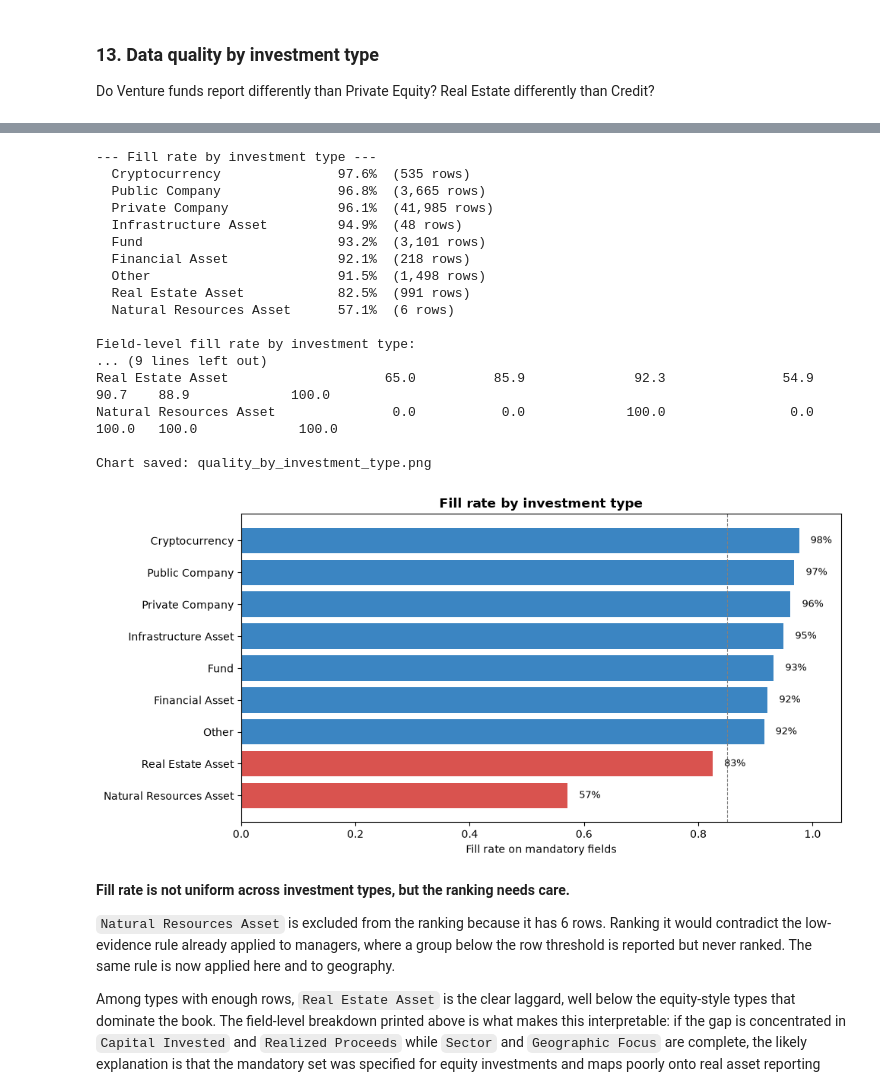
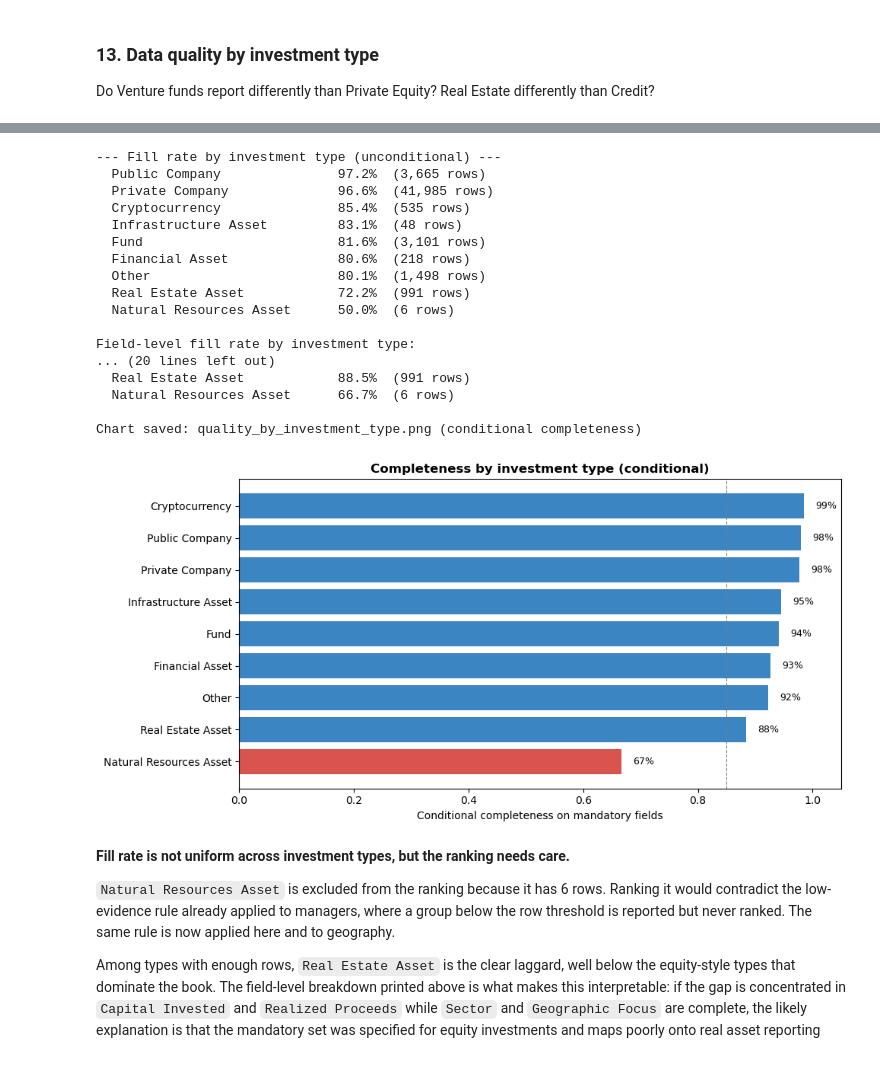
Before and after one commit to kyulli/FundHoldings, a Jupyter notebook: notebooks/phase1_holdings_data_state_analysis.ipynb, the cells around one changed output, grey strips where cells are left out. Drawn from its saved outputs; the diff is of its cells as text; code cells hidden in the pictures.

```diff
--- a/notebooks/phase1_holdings_data_state_analysis.ipynb
+++ b/notebooks/phase1_holdings_data_state_analysis.ipynb
@@ -470,0 +509,9 @@ a decision is made, and have no material impact on portfolio-level statistics at
+# %%
+df_clean['Public/Private Classification'] = df_clean['Type of Investment'].where(
+    df_clean['Type of Investment'].isin(COMPANY_TYPES)
+)
+
+n_company = df_clean['Type of Investment'].isin(COMPANY_TYPES).sum()
+print(f'Company-type rows (Public or Private Company) : {n_company:,}  '
+      f'({n_company / len(df_clean):.1%} of all rows)')
+print(df_clean['Public/Private Classification'].value_counts(dropna=False).to_string())
@@ -1942,52 +2032,66 @@ array(['Real Estate Asset', 'Private Company', 'Financial Asset',
 # %%
 inv_type_stats = df_real.groupby('Type of Investment')[MANDATORY].apply(
     lambda x: x.notna().mean().mean()
 ).rename('fill_rate').to_frame()
 inv_type_stats['n_rows'] = df_real['Type of Investment'].value_counts()
 inv_type_stats = inv_type_stats.sort_values('fill_rate', ascending=False)
 
-print('--- Fill rate by investment type ---')
+print('--- Fill rate by investment type (unconditional) ---')
 for t, r in inv_type_stats.iterrows():
     print(f'  {t:<28} {r["fill_rate"]:.1%}  ({int(r["n_rows"]):,} rows)')
 
 # Which fields drive the gap?
 type_field = df_real.groupby('Type of Investment')[MANDATORY].apply(
     lambda x: x.notna().mean())
 print('\nField-level fill rate by investment type:')
 print((type_field.loc[inv_type_stats.index] * 100).round(1).to_string())
 
-fig, ax = plt.subplots(figsize=(10, max(5, 0.4 * len(inv_type_stats))))
-plot_df = inv_type_stats.sort_values('fill_rate')
-colors = ['#3b85c2' if x > FILL_THRESHOLD else '#d9534f' for x in plot_df['fill_rate']]
-ax.barh(plot_df.index, plot_df['fill_rate'], color=colors)
+# Conditional version: reuse the applicable/present matrices from Section 7.2 so a
+# type like Fund or Real Estate Asset is not penalized for a field (e.g. Public/Private
+# Classification, or a Deal-Status-gated field) it was never expected to carry.
+type_cond = (
+    (present & applicable).groupby(df_real['Type of Investment']).sum().sum(axis=1)
+    / applicable.groupby(df_real['Type of Investment']).sum().sum(axis=1)
+).rename('cond_completeness').to_frame()
+type_cond['n_rows'] = df_real['Type of Investment'].value_counts()
+type_cond = type_cond.sort_values('cond_completeness', ascending=False)
+
+print('\n--- Completeness by investment type (conditional, not-applicable cells excluded) ---')
+for t, r in type_cond.iterrows():
+    print(f'  {t:<28} {r["cond_completeness"]:.1%}  ({int(r["n_rows"]):,} rows)')
+
+fig, ax = plt.subplots(figsize=(10, max(5, 0.4 * len(type_cond))))
+plot_df = type_cond.sort_values('cond_completeness')
+colors = ['#3b85c2' if x > FILL_THRESHOLD else '#d9534f' for x in plot_df['cond_completeness']]
+ax.barh(plot_df.index, plot_df['cond_completeness'], color=colors)
 ax.axvline(FILL_THRESHOLD, color='gray', linestyle='--', linewidth=0.8, label='threshold')
-ax.set_xlabel('Fill rate on mandatory fields')
-ax.set_title('Fill rate by investment type', fontweight='bold')
+ax.set_xlabel('Conditional completeness on mandatory fields')
+ax.set_title('Completeness by investment type (conditional)', fontweight='bold')
 ax.set_xlim(0, 1.05)
-for i, v in enumerate(plot_df['fill_rate']):
+for i, v in enumerate(plot_df['cond_completeness']):
     ax.text(v + 0.02, i, f'{v:.0%}', va='center', fontsize=9)
 plt.tight_layout()
 plt.savefig(REPORTS / 'quality_by_investment_type.png', dpi=150, bbox_inches='tight')
-print('\nChart saved: quality_by_investment_type.png')
+print('\nChart saved: quality_by_investment_type.png (conditional completeness)')
 # %% [output]
---- Fill rate by investment type ---
-  Cryptocurrency               97.6%  (535 rows)
-  Public Company               96.8%  (3,665 rows)
-  Private Company              96.1%  (41,985 rows)
-  Infrastructure Asset         94.9%  (48 rows)
-  Fund                         93.2%  (3,101 rows)
-  Financial Asset              92.1%  (218 rows)
-  Other                        91.5%  (1,498 rows)
-  Real Estate Asset            82.5%  (991 rows)
-  Natural Resources Asset      57.1%  (6 rows)
+--- Fill rate by investment type (unconditional) ---
+  Public Company               97.2%  (3,665 rows)
+  Private Company              96.6%  (41,985 rows)
+  Cryptocurrency               85.4%  (535 rows)
+  Infrastructure Asset         83.1%  (48 rows)
+  Fund                         81.6%  (3,101 rows)
+  Financial Asset              80.6%  (218 rows)
+  Other                        80.1%  (1,498 rows)
+  Real Estate Asset            72.2%  (991 rows)
+  Natural Resources Asset      50.0%  (6 rows)
 
 Field-level fill rate by investment type:
-... (9 lines left out)
-Real Estate Asset                    65.0          85.9              92.3               54.9         90.7    88.9             100.0
-Natural Resources Asset               0.0           0.0             100.0                0.0        100.0   100.0             100.0
+... (20 lines left out)
+  Real Estate Asset            88.5%  (991 rows)
+  Natural Resources Asset      66.7%  (6 rows)
 
-Chart saved: quality_by_investment_type.png
+Chart saved: quality_by_investment_type.png (conditional completeness)
-[figure, old version]
+[figure, new version]
 # %% [markdown]
 **Fill rate is not uniform across investment types, but the ranking needs care.**
 
```
Also changed, not shown: parts of 58 cells of this notebook, 35 other files.
